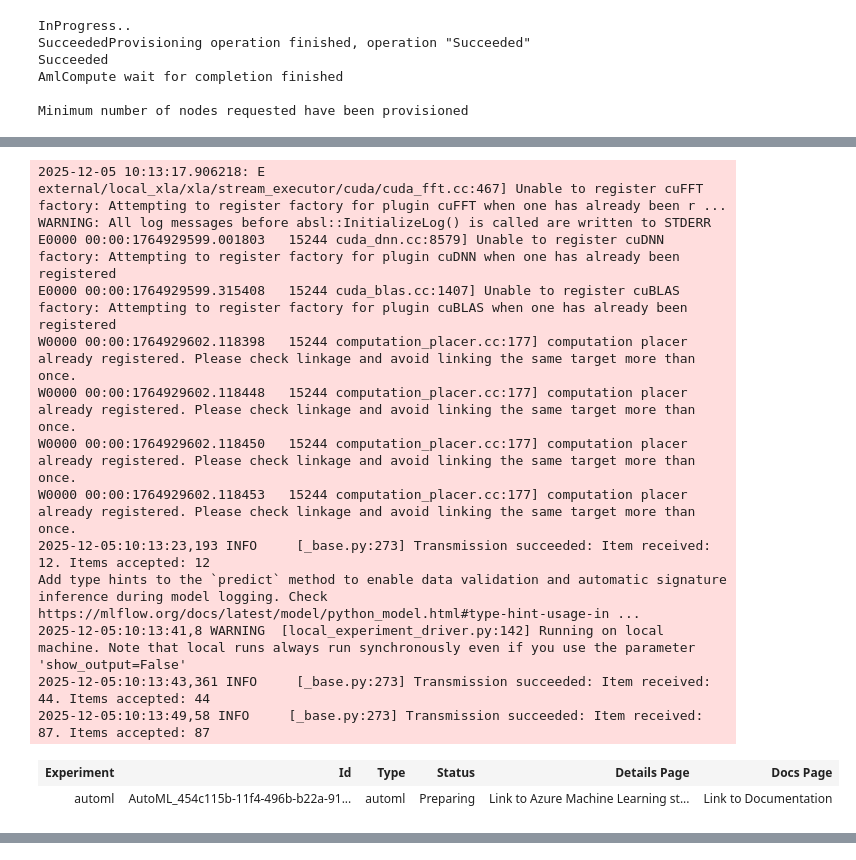
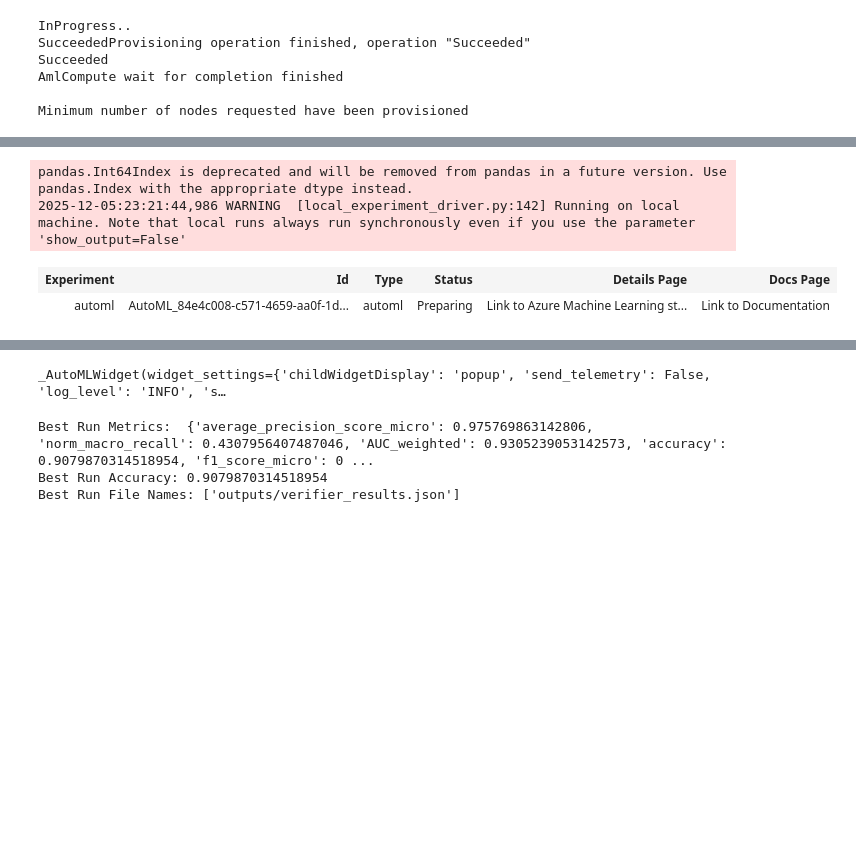
Before and after one commit to onuroezcelik/nd00333_AZMLND_Optimizing_a_Pipeline_in_Azure-Starter_Files, a Jupyter notebook: udacity-project.ipynb, the cells around one changed output, grey strips where cells are left out. Drawn from its saved outputs; the diff is of its cells as text; code cells hidden in the pictures; blank space fills up the shorter version.

```diff
--- a/udacity-project.ipynb
+++ b/udacity-project.ipynb
@@ -189,9 +179,9 @@ Best Run File Names:  ['azureml-logs/20_image_build_log.txt', 'logs/azureml/data
 # %%
 from azureml.core import Workspace, Dataset
 
-subscription_id = '81cefad3-d2c9-4f77-a466-99a7f541c7bb'
-resource_group = 'aml-quickstarts-291905'
-workspace_name = 'quick-starts-ws-291905'
+subscription_id = 'f5091c60-1c3c-430f-8d81-d802f6bf2414'
+resource_group = 'aml-quickstarts-291922'
+workspace_name = 'quick-starts-ws-291922'
 
 workspace = Workspace(subscription_id, resource_group, workspace_name)
 
@@ -312,25 +211,13 @@ Successfully installed psutil-5.9.3
 # %%
 # Submit your automl run
 from azureml.core.experiment import Experiment
 
-### YOUR CODE HERE ###
 experiment_automl = Experiment(workspace, "automl")
 
 automl_run = experiment_automl.submit(automl_config)
-automl_run.wait_for_completion()
+RunDetails(automl_run).show()
 # %% [output]
-2025-12-05 10:13:17.906218: E external/local_xla/xla/stream_executor/cuda/cuda_fft.cc:467] Unable to register cuFFT factory: Attempting to register factory for plugin cuFFT when one has already been r ...
-WARNING: All log messages before absl::InitializeLog() is called are written to STDERR
-E0000 00:00:1764929599.001803   15244 cuda_dnn.cc:8579] Unable to register cuDNN factory: Attempting to register factory for plugin cuDNN when one has already been registered
-E0000 00:00:1764929599.315408   15244 cuda_blas.cc:1407] Unable to register cuBLAS factory: Attempting to register factory for plugin cuBLAS when one has already been registered
-W0000 00:00:1764929602.118398   15244 computation_placer.cc:177] computation placer already registered. Please check linkage and avoid linking the same target more than once.
-W0000 00:00:1764929602.118448   15244 computation_placer.cc:177] computation placer already registered. Please check linkage and avoid linking the same target more than once.
-W0000 00:00:1764929602.118450   15244 computation_placer.cc:177] computation placer already registered. Please check linkage and avoid linking the same target more than once.
-W0000 00:00:1764929602.118453   15244 computation_placer.cc:177] computation placer already registered. Please check linkage and avoid linking the same target more than once.
-2025-12-05:10:13:23,193 INFO     [_base.py:273] Transmission succeeded: Item received: 12. Items accepted: 12
-Add type hints to the `predict` method to enable data validation and automatic signature inference during model logging. Check https://mlflow.org/docs/latest/model/python_model.html#type-hint-usage-in ...
-2025-12-05:10:13:41,8 WARNING  [local_experiment_driver.py:142] Running on local machine. Note that local runs always run synchronously even if you use the parameter 'show_output=False'
-2025-12-05:10:13:43,361 INFO     [_base.py:273] Transmission succeeded: Item received: 44. Items accepted: 44
-2025-12-05:10:13:49,58 INFO     [_base.py:273] Transmission succeeded: Item received: 87. Items accepted: 87
+pandas.Int64Index is deprecated and will be removed from pandas in a future version. Use pandas.Index with the appropriate dtype instead.
+2025-12-05:23:21:44,986 WARNING  [local_experiment_driver.py:142] Running on local machine. Note that local runs always run synchronously even if you use the parameter 'show_output=False'
 | Experiment | Id | Type | Status | Details Page | Docs Page |
-| automl | AutoML_454c115b-11f4-496b-b22a-91... | automl | Preparing | Link to Azure Machine Learning st... | Link to Documentation |
+| automl | AutoML_84e4c008-c571-4659-aa0f-1d... | automl | Preparing | Link to Azure Machine Learning st... | Link to Documentation |
@@ -353,0 +226 @@ Add type hints to the `predict` method to enable data validation and automatic s
+_AutoMLWidget(widget_settings={'childWidgetDisplay': 'popup', 'send_telemetry': False, 'log_level': 'INFO', 's…
@@ -361,0 +227,12 @@ print("Best run file names :",best_run_automl.get_file_names())
+# %%
+# Retrieve and save your best automl model.
+automl_run_metrics = automl_run.get_metrics()
+automl_run_file_names = automl_run.get_file_names()
+
+print('Best Run Metrics: ', automl_run_metrics)
+print('Best Run Accuracy:', automl_run_metrics['accuracy'])
+print('Best Run File Names:', automl_run_file_names)
+# %% [output]
+Best Run Metrics:  {'average_precision_score_micro': 0.975769863142806, 'norm_macro_recall': 0.4307956407487046, 'AUC_weighted': 0.9305239053142573, 'accuracy': 0.9079870314518954, 'f1_score_micro': 0 ...
+Best Run Accuracy: 0.9079870314518954
+Best Run File Names: ['outputs/verifier_results.json']
```
Also changed, not shown: parts of 19 cells of this notebook, 1 other file.
